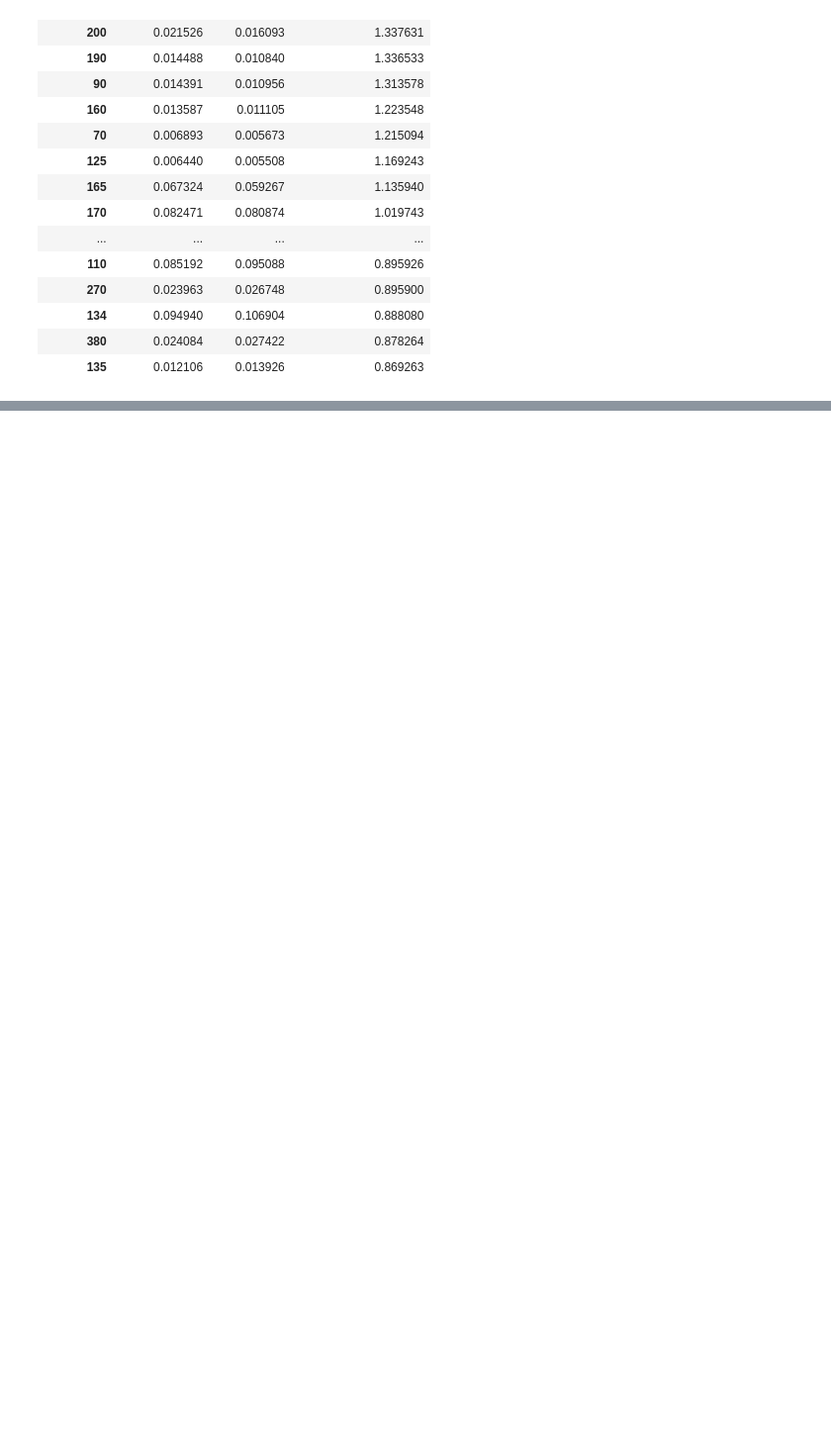
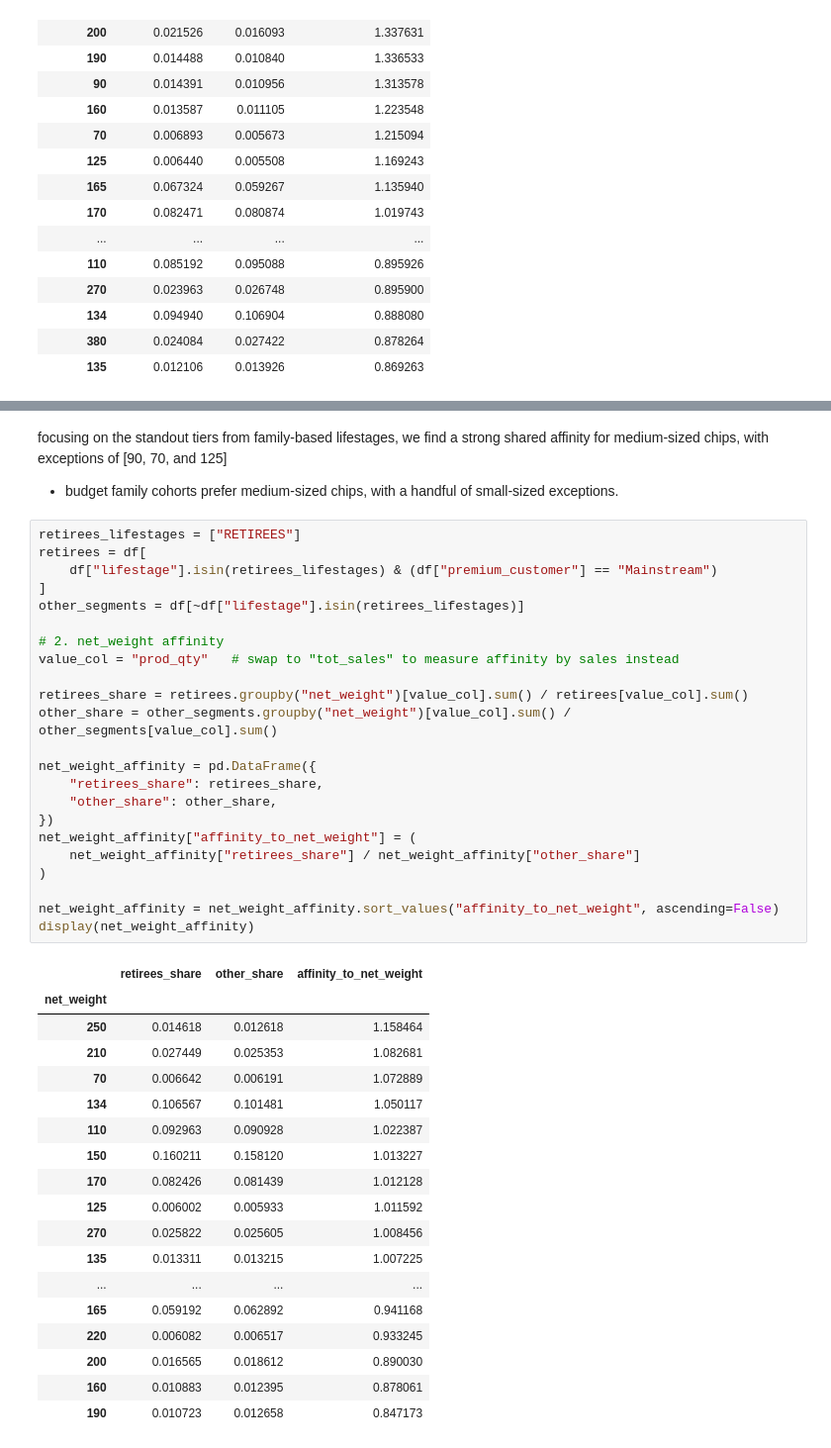
Before and after one commit to J0NA1RON/store_layout_analysis, a Jupyter notebook: notebooks/pack_size_analysis.ipynb, the cells around one changed output, grey strips where cells are left out. Shown at 99% size. Drawn from its saved outputs; the diff is of its cells as text; blank space fills up the shorter version.

```diff
--- a/notebooks/pack_size_analysis.ipynb
+++ b/notebooks/pack_size_analysis.ipynb
@@ -208,0 +293,46 @@ display(net_weight_affinity)
+# %% [markdown]
+focusing on the standout tiers from family-based lifestages, we find a strong shared affinity for medium-sized chips, with exceptions of [90, 70, and 125]
+
+- budget family cohorts prefer medium-sized chips, with a handful of small-sized exceptions.
+# %%
+retirees_lifestages = ["RETIREES"]
+retirees = df[
+    df["lifestage"].isin(retirees_lifestages) & (df["premium_customer"] == "Mainstream")
+]
+other_segments = df[~df["lifestage"].isin(retirees_lifestages)]
+
+# 2. net_weight affinity
+value_col = "prod_qty"   # swap to "tot_sales" to measure affinity by sales instead
+
+retirees_share = retirees.groupby("net_weight")[value_col].sum() / retirees[value_col].sum()
+other_share = other_segments.groupby("net_weight")[value_col].sum() / other_segments[value_col].sum()
+
+net_weight_affinity = pd.DataFrame({
+    "retirees_share": retirees_share,
+    "other_share": other_share,
+})
+net_weight_affinity["affinity_to_net_weight"] = (
+    net_weight_affinity["retirees_share"] / net_weight_affinity["other_share"]
+)
+
+net_weight_affinity = net_weight_affinity.sort_values("affinity_to_net_weight", ascending=False)
+display(net_weight_affinity)
+# %% [output]
+|  | retirees_share | other_share | affinity_to_net_weight |
+| net_weight |  |  |  |
+| 250 | 0.014618 | 0.012618 | 1.158464 |
+| 210 | 0.027449 | 0.025353 | 1.082681 |
+| 70 | 0.006642 | 0.006191 | 1.072889 |
+| 134 | 0.106567 | 0.101481 | 1.050117 |
+| 110 | 0.092963 | 0.090928 | 1.022387 |
+| 150 | 0.160211 | 0.158120 | 1.013227 |
+| 170 | 0.082426 | 0.081439 | 1.012128 |
+| 125 | 0.006002 | 0.005933 | 1.011592 |
+| 270 | 0.025822 | 0.025605 | 1.008456 |
+| 135 | 0.013311 | 0.013215 | 1.007225 |
+| ... | ... | ... | ... |
+| 165 | 0.059192 | 0.062892 | 0.941168 |
+| 220 | 0.006082 | 0.006517 | 0.933245 |
+| 200 | 0.016565 | 0.018612 | 0.890030 |
+| 160 | 0.010883 | 0.012395 | 0.878061 |
+| 190 | 0.010723 | 0.012658 | 0.847173 |
```
Also changed, not shown: parts of 4 cells of this notebook, 4 other files.
